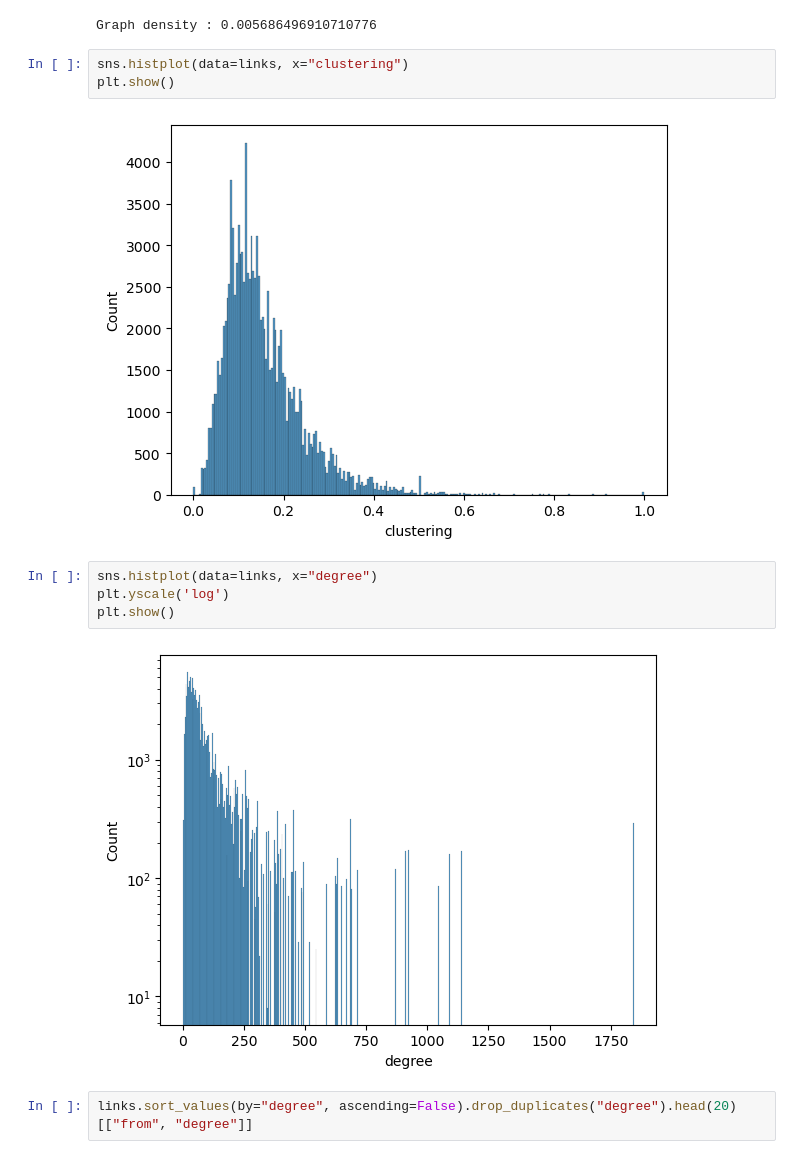
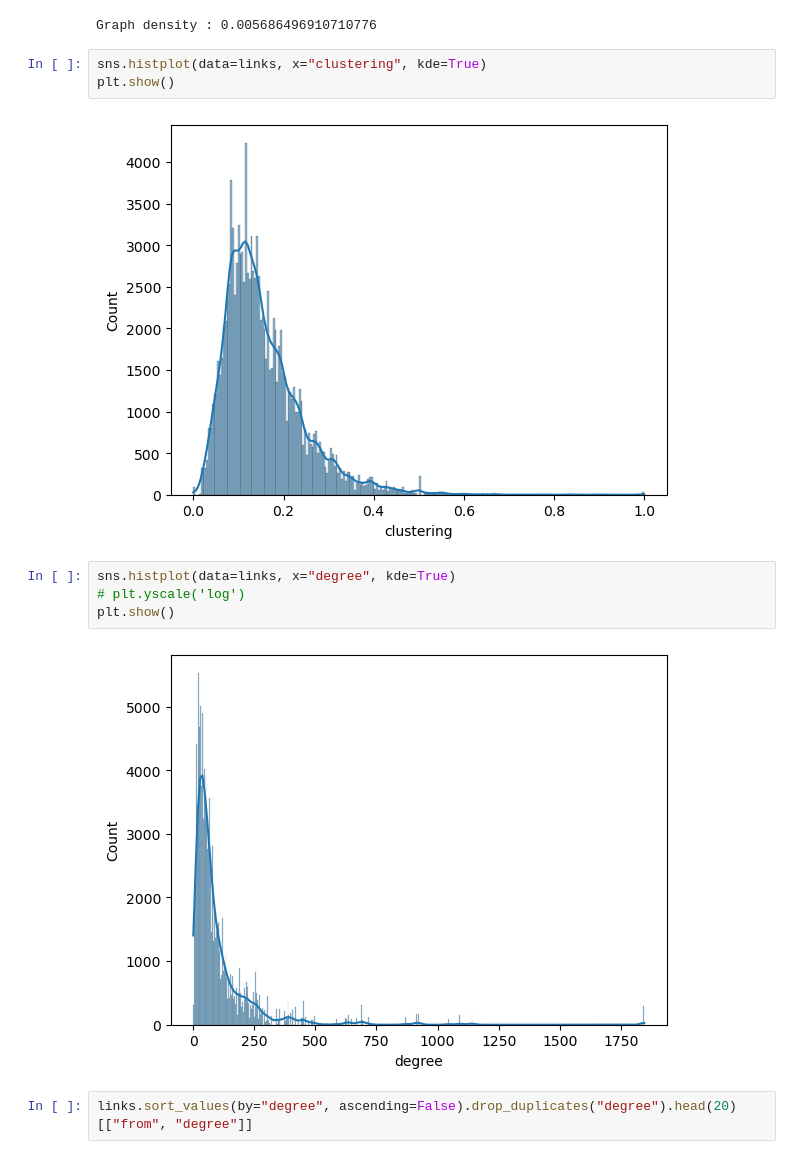
Before and after one commit to epfl-ada/ada-2023-project-adamants, a Jupyter notebook: wikipedia_graph_viz.ipynb, the cells around one changed output. Drawn from its saved outputs; the diff is of its cells as text.

Commit message:
Add full notebook for graph metric feats

```diff
--- a/wikipedia_graph_viz.ipynb
+++ b/wikipedia_graph_viz.ipynb
@@ -149,16 +149,16 @@ print(f"Graph density : {density}")
 # %% [output]
 Graph density : 0.005686496910710776
 # %%
-sns.histplot(data=links, x="clustering")
+sns.histplot(data=links, x="clustering", kde=True)
 plt.show()
 # %% [output]
-[figure, old version]
+[figure, new version]
 # %%
-sns.histplot(data=links, x="degree")
-plt.yscale('log')
+sns.histplot(data=links, x="degree", kde=True)
+# plt.yscale('log')
 plt.show()
 # %% [output]
-[figure, old version]
+[figure, new version]
 # %%
 links.sort_values(by="degree", ascending=False).drop_duplicates("degree").head(20)[["from", "degree"]]
 # %% [output]
```
Also changed, not shown: parts of 1 cell of this notebook, 3 other files.
